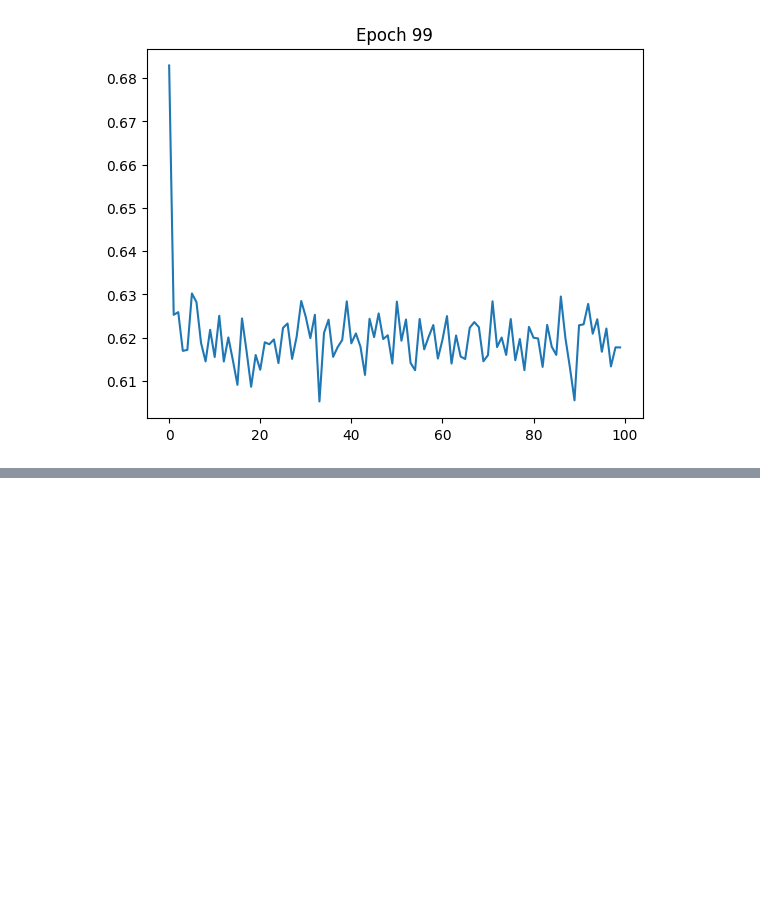
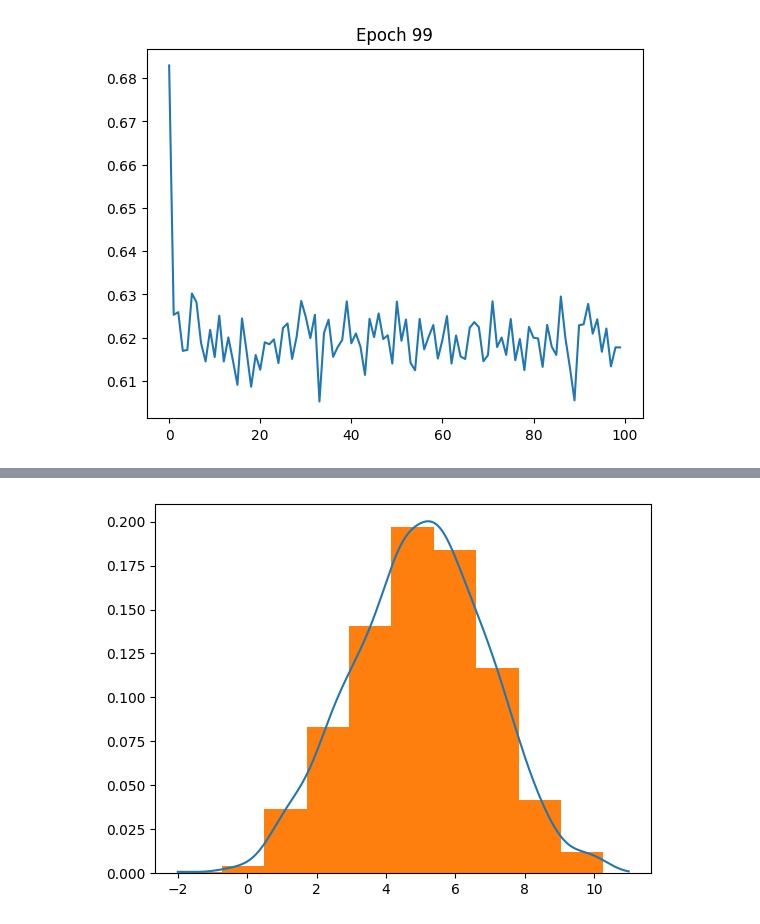
Before and after one commit to rakaar/ai_stats_notes, a Jupyter notebook: stats/bayesian.ipynb, the cells around one changed output, grey strips where cells are left out. Saved outputs shown, nothing was run; the diff lists cells and outputs as text; code cells hidden in the pictures; blank space fills up the shorter version.

```diff
--- a/stats/bayesian.ipynb
+++ b/stats/bayesian.ipynb
@@ -387,0 +405,24 @@ for epoch in range(num_batches):
+# %%
+def kernel(u):
+    return (1 / np.sqrt(2 * np.pi)) * np.exp(-0.5 * u ** 2)
+# %%
+# Kernel density estimator
+density_curve = []
+h = 0.5
+x_grid = np.linspace(-2, 11, 10000)
+for i in range(0, len(x_grid)):
+    f_hat = 0
+    for j in range(N):
+        f_hat += kernel((x_grid[i] - x[j])/h)
+
+    f_hat = f_hat/(N * h)
+
+    density_curve.append(f_hat)
+# %%
+# plot density curve
+plt.plot(x_grid,density_curve)
+# plot histogram of x on the same curve
+plt.hist(x, density=True)
+plt.show()
+# %% [output]
+[figure, added]
```
Also changed, not shown: parts of 5 cells of this notebook, 2 other files.
